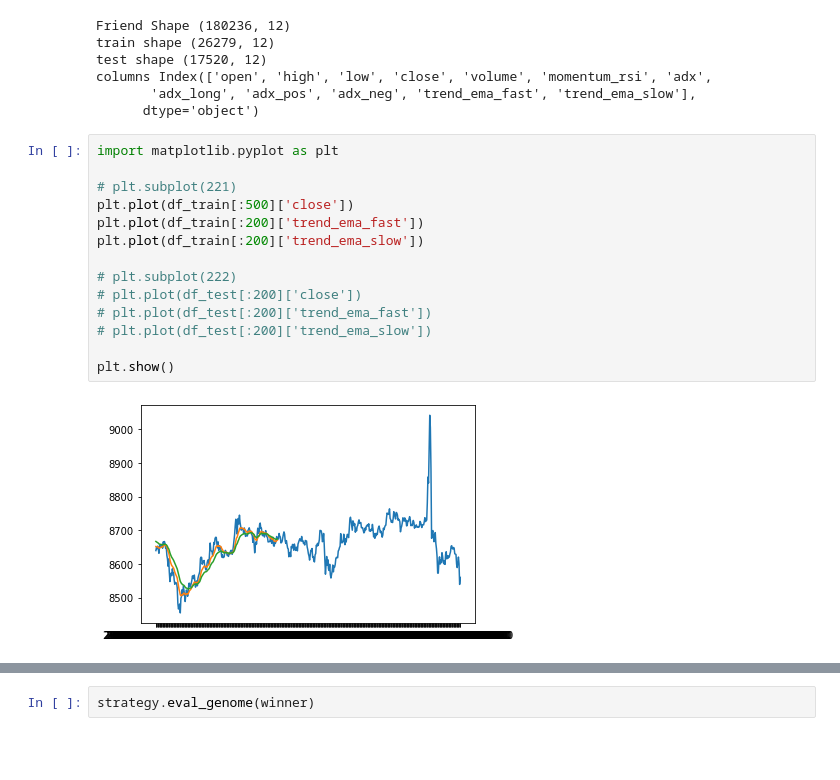
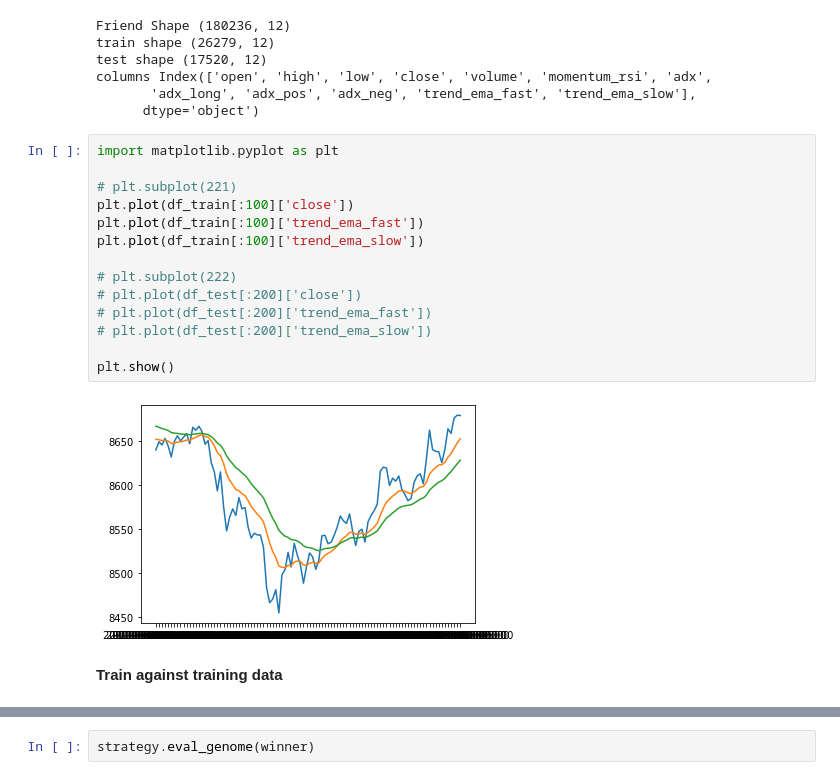
Before and after one commit to luyh/trader, a Jupyter notebook: Tensortrade Agent Trainer.ipynb, the cells around one changed output, grey strips where cells are left out. Cells and saved outputs as stored; diff of their text form; blank space fills up the shorter version.

```diff
--- a/Tensortrade Agent Trainer.ipynb
+++ b/Tensortrade Agent Trainer.ipynb
@@ -88,17 +88,19 @@ columns Index(['open', 'high', 'low', 'close', 'volume', 'momentum_rsi', 'adx',
 # %%
 import matplotlib.pyplot as plt
 
 # plt.subplot(221)
-plt.plot(df_train[:500]['close'])
-plt.plot(df_train[:200]['trend_ema_fast'])
-plt.plot(df_train[:200]['trend_ema_slow'])
+plt.plot(df_train[:100]['close'])
+plt.plot(df_train[:100]['trend_ema_fast'])
+plt.plot(df_train[:100]['trend_ema_slow'])
 
 # plt.subplot(222)
 # plt.plot(df_test[:200]['close'])
 # plt.plot(df_test[:200]['trend_ema_fast'])
 # plt.plot(df_test[:200]['trend_ema_slow'])
 
 plt.show()
 # %% [output]
-[figure, old version]
+[figure, new version]
+# %% [markdown]
+**Train against training data**
 # %%
```
Also changed, not shown: parts of 18 cells of this notebook, 3 other files.
